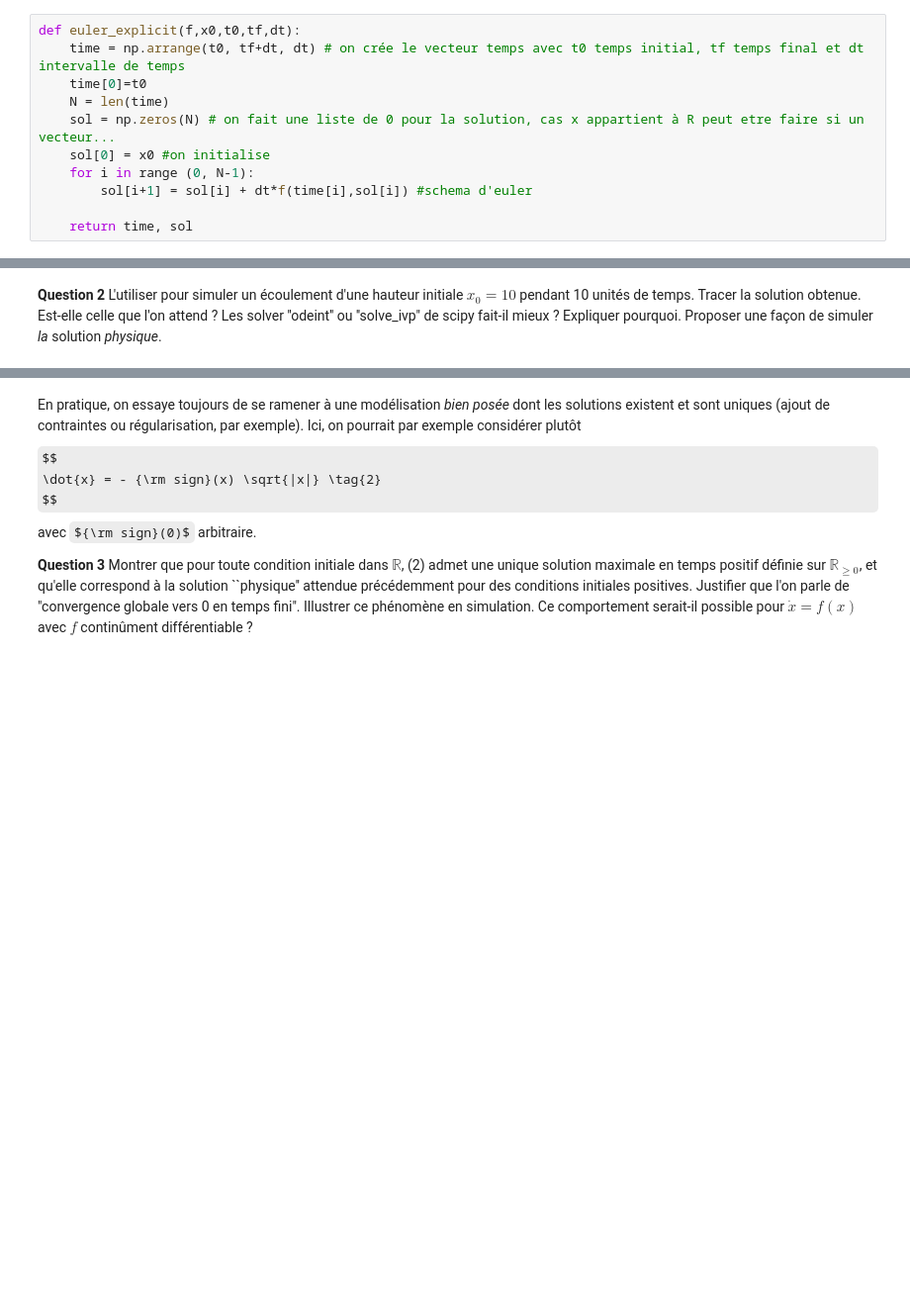
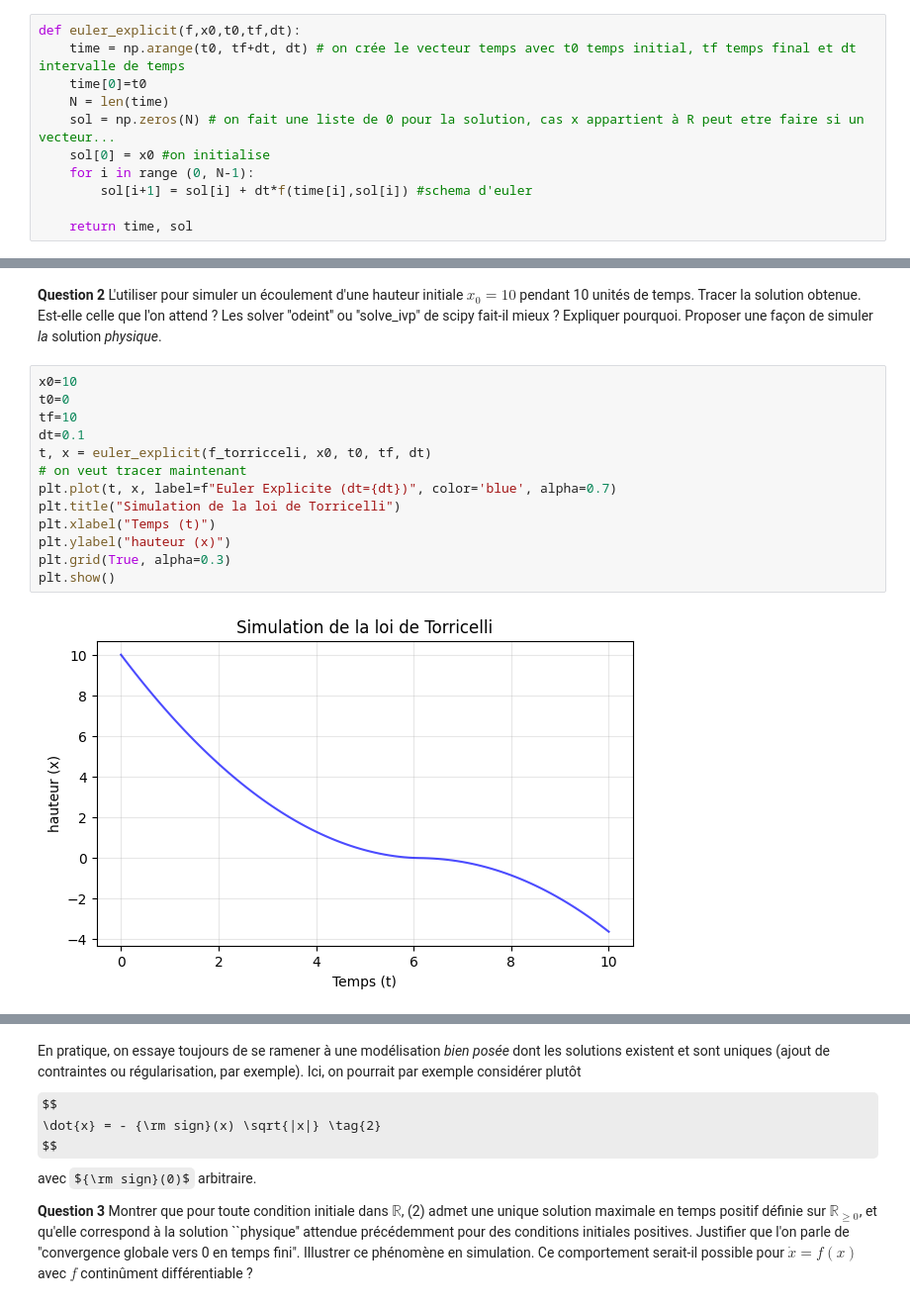
Before and after one commit to eleonoredt/projet_info_UE11, a Jupyter notebook: Projet - Equations Différentielles - 2025(1).ipynb, the cells around one changed output, grey strips where cells are left out. Shown: that part at 99% size. Drawn from its saved outputs; the diff is of its cells as text; some formulas as TeX source; blank space fills up the shorter version.

```diff
--- a/Projet - Equations Différentielles - 2025(1).ipynb
+++ b/Projet - Equations Différentielles - 2025(1).ipynb
@@ -44,7 +45,7 @@ $$
 un schema d'euler c x_n+1=x_n + delta(t)f(t_n, x_n)
 # %%
 def euler_explicit(f,x0,t0,tf,dt):
-    time = np.arrange(t0, tf+dt, dt) # on crée le vecteur temps avec t0 temps initial, tf temps final et dt intervalle de temps
+    time = np.arange(t0, tf+dt, dt) # on crée le vecteur temps avec t0 temps initial, tf temps final et dt intervalle de temps
     time[0]=t0
     N = len(time)
     sol = np.zeros(N) # on fait une liste de 0 pour la solution, cas x appartient à R peut etre faire si un vecteur...
@@ -59,3 +60,18 @@ def f_torricceli(t,x):
     return -np.sqrt(np.abs(x))
 # %% [markdown]
 **Question 2** L'utiliser pour simuler un écoulement d'une hauteur initiale $x_0=10$ pendant 10 unités de temps. Tracer la solution obtenue. Est-elle celle que l'on attend ? Les solver ''odeint'' ou ''solve_ivp" de scipy fait-il mieux ? Expliquer pourquoi. Proposer une façon de simuler *la* solution *physique*.
+# %%
+x0=10
+t0=0
+tf=10
+dt=0.1
+t, x = euler_explicit(f_torricceli, x0, t0, tf, dt)
+# on veut tracer maintenant
+plt.plot(t, x, label=f"Euler Explicite (dt={dt})", color='blue', alpha=0.7)
+plt.title("Simulation de la loi de Torricelli")
+plt.xlabel("Temps (t)")
+plt.ylabel("hauteur (x)")
+plt.grid(True, alpha=0.3)
+plt.show()
+# %% [output]
+[figure, added]
```
Also changed, not shown: parts of 5 cells of this notebook.
